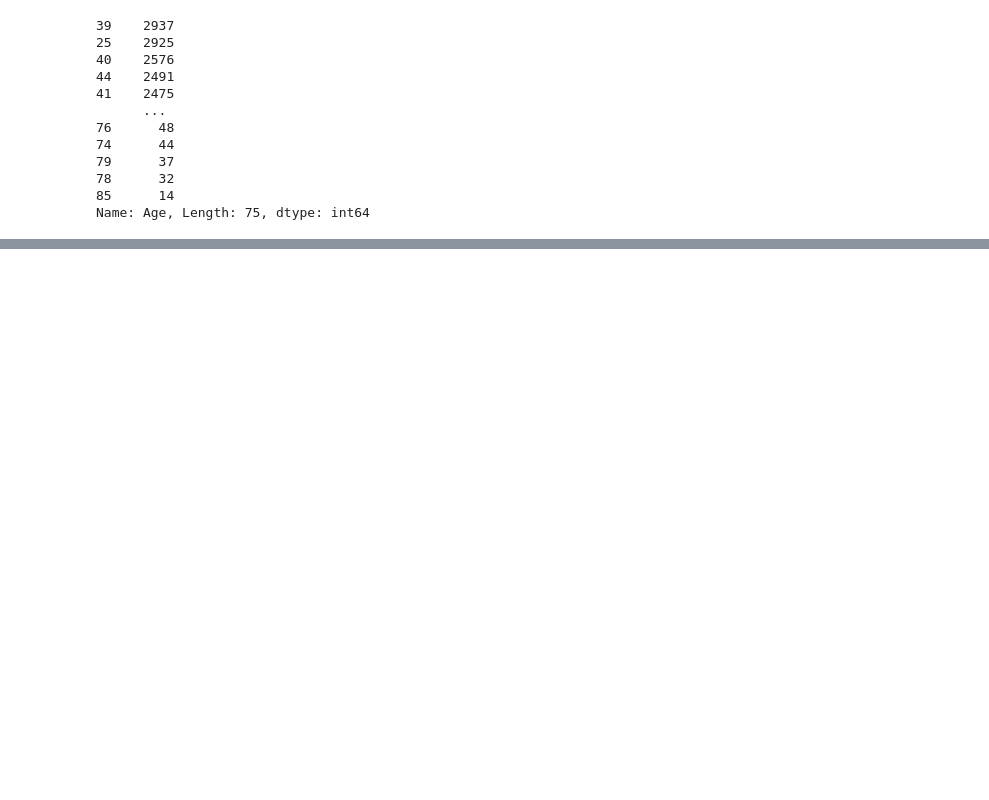
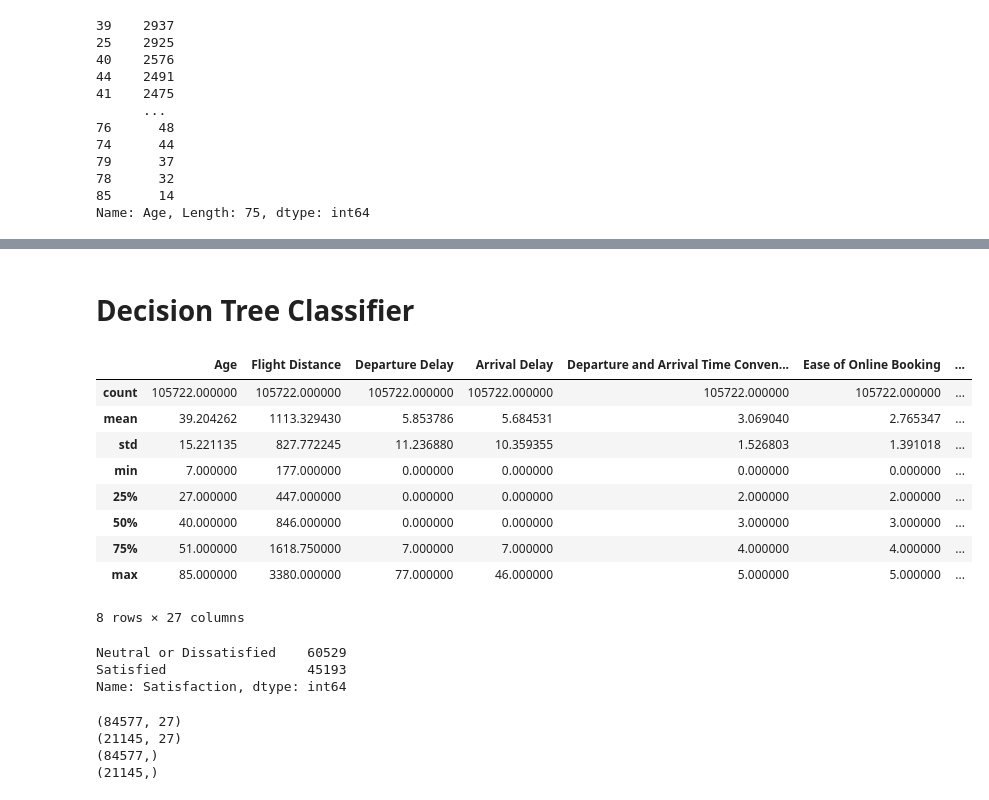
Before and after one commit to sirjanashrestha/Airlines_Passenger_Satisfaction, a Jupyter notebook: Airlines_Passenger.ipynb, the cells around one changed output, grey strips where cells are left out. Drawn from its saved outputs; the diff is of its cells as text; code cells hidden in the pictures; blank space fills up the shorter version.

```diff
--- a/Airlines_Passenger.ipynb
+++ b/Airlines_Passenger.ipynb
@@ -401,0 +402,2 @@ plt.show()
+# %% [markdown]
+# Decision Tree Classifier
@@ -401,0 +410,27 @@ plt.show()
+# %%
+# Create our features
+X = df.drop(["Satisfaction","ID","Age_category","flight_distance"],axis=1)
+X = pd.get_dummies(X)
+
+# Create our target
+y = df.Satisfaction
+# %%
+X.describe()
+# %% [output]
+|  | Age | Flight Distance | Departure Delay | Arrival Delay | Departure and Arrival Time Conven... | Ease of Online Booking | ... |
+| count | 105722.000000 | 105722.000000 | 105722.000000 | 105722.000000 | 105722.000000 | 105722.000000 | ... |
+| mean | 39.204262 | 1113.329430 | 5.853786 | 5.684531 | 3.069040 | 2.765347 | ... |
+| std | 15.221135 | 827.772245 | 11.236880 | 10.359355 | 1.526803 | 1.391018 | ... |
+| min | 7.000000 | 177.000000 | 0.000000 | 0.000000 | 0.000000 | 0.000000 | ... |
+| 25% | 27.000000 | 447.000000 | 0.000000 | 0.000000 | 2.000000 | 2.000000 | ... |
+| 50% | 40.000000 | 846.000000 | 0.000000 | 0.000000 | 3.000000 | 3.000000 | ... |
+| 75% | 51.000000 | 1618.750000 | 7.000000 | 7.000000 | 4.000000 | 4.000000 | ... |
+| max | 85.000000 | 3380.000000 | 77.000000 | 46.000000 | 5.000000 | 5.000000 | ... |
+8 rows × 27 columns
+# %%
+# Check the balance of our target values
+y.value_counts()
+# %% [output]
+Neutral or Dissatisfied    60529
+Satisfied                  45193
+Name: Satisfaction, dtype: int64
@@ -401,0 +439,11 @@ plt.show()
+# %%
+# Determine the shape of our training and testing sets.
+print(X_train.shape)
+print(X_test.shape)
+print(y_train.shape)
+print(y_test.shape)
+# %% [output]
+(84577, 27)
+(21145, 27)
+(84577,)
+(21145,)
```
Also changed, not shown: parts of 50 cells of this notebook.
